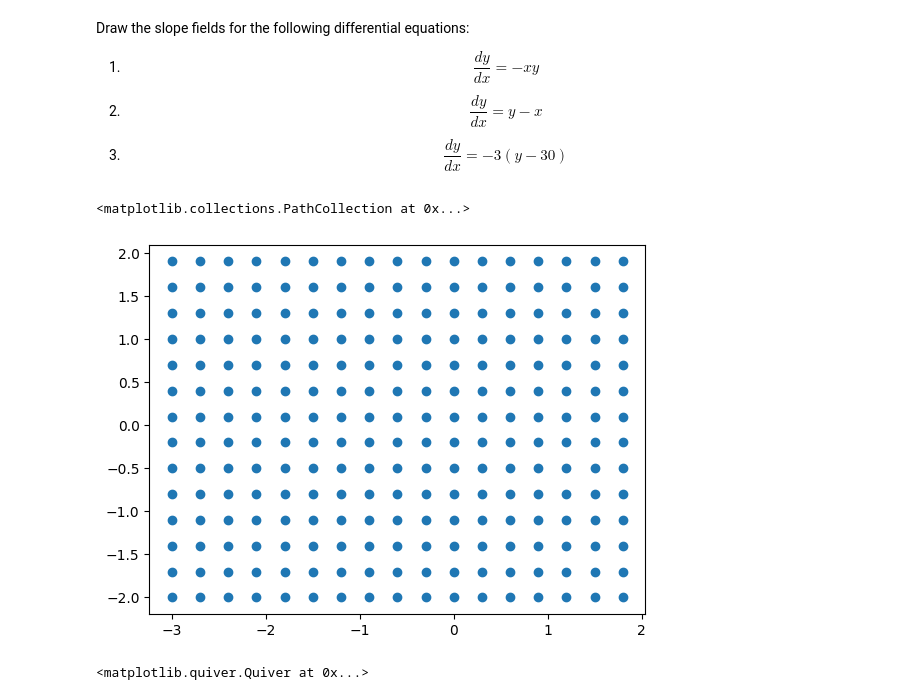
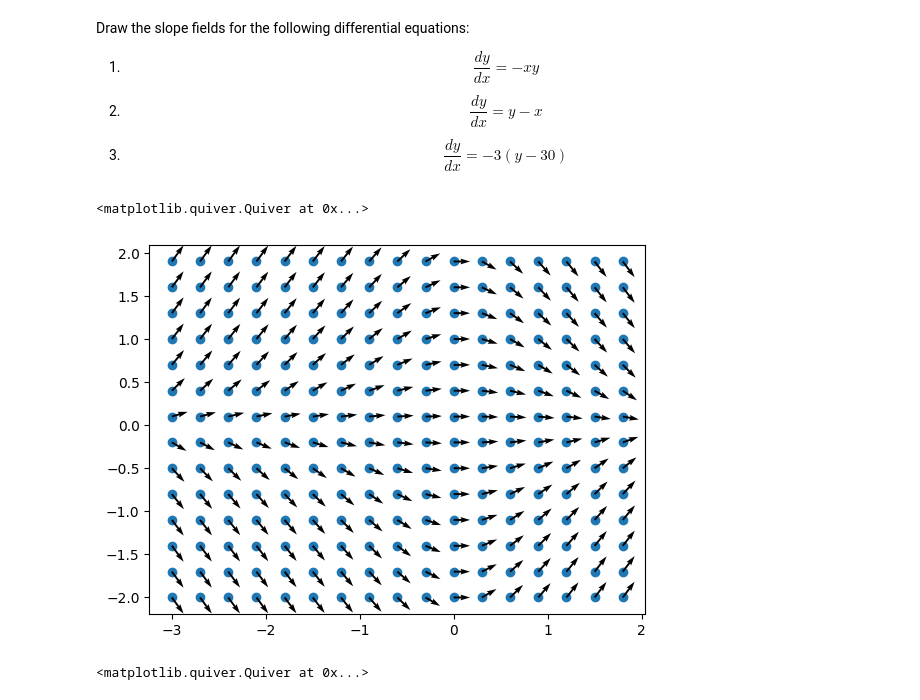
Before and after one commit to josepeon/calculus_parsons, a Jupyter notebook: intro_differential_equations.ipynb, the cells around one changed output. Saved outputs shown, nothing was run; the diff lists cells and outputs as text; code cells hidden in the pictures.

```diff
--- a/intro_differential_equations.ipynb
+++ b/intro_differential_equations.ipynb
@@ -128,12 +128,16 @@ y = np.arange(-2, 2, .3)
 X, Y = np.meshgrid(x, y)
 # %%
 dy = -X*Y
-dx = np.ones(len(X))
+dx = np.ones(dy.shape)
+# %%
+dy = dy/np.sqrt(dy**2 + dx**2)
+dx = dx/np.sqrt(dy**2 + dx**2)
 # %%
 plt.scatter(X,Y)
+plt.quiver(X, Y, dx, dy)
 # %% [output]
-<matplotlib.collections.PathCollection at 0x...>
+<matplotlib.quiver.Quiver at 0x...>
-[figure, old version]
+[figure, new version]
 # %%
 dy = -3*(Y - 30)
 dx = np.ones(dy.shape)
```
Also changed, not shown: parts of 12 cells of this notebook.
